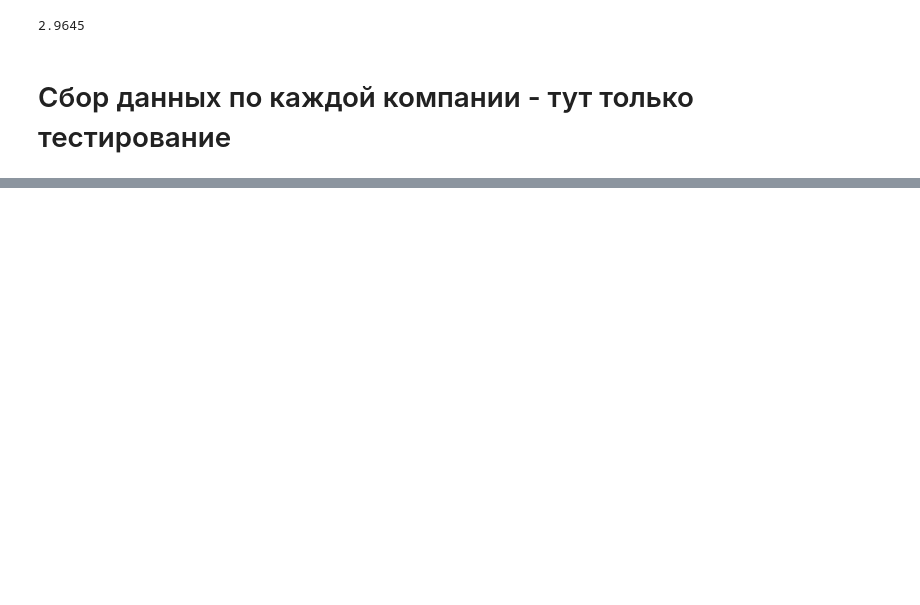
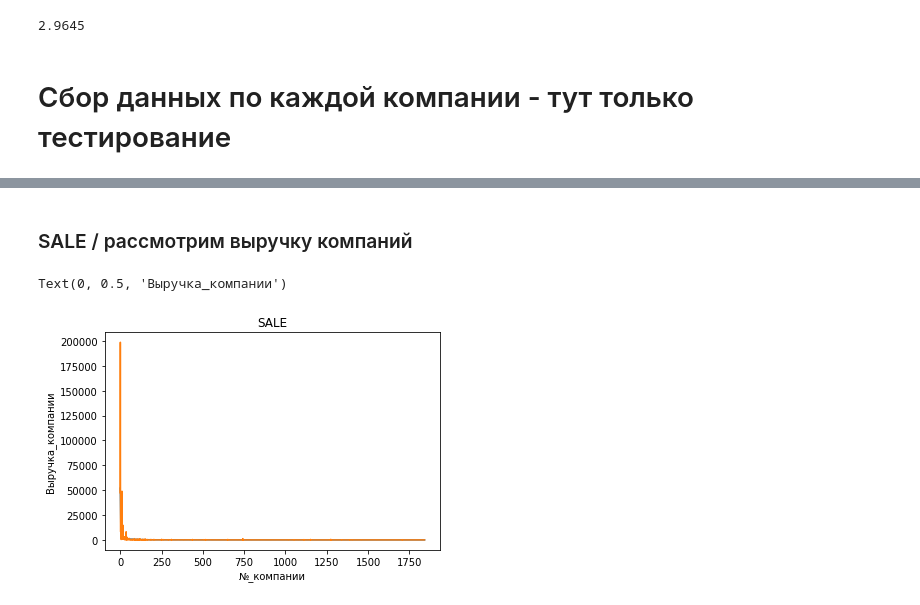
Before and after one commit to Alex478/Project_find_values, a Jupyter notebook: project_find_values.ipynb, the cells around one changed output, grey strips where cells are left out. Drawn from its saved outputs; the diff is of its cells as text; code cells hidden in the pictures; blank space fills up the shorter version.

```diff
--- a/project_find_values.ipynb
+++ b/project_find_values.ipynb
@@ -408,0 +474,13 @@ Name: ед_изм_выр, dtype: int64
+# %% [markdown]
+### SALE / рассмотрим выручку компаний
+# %%
+# распределение выручки компаний
+data_1.SALE.plot()
+data_1.AKTIV.plot()
+plt.title('SALE')
+
+plt.xlabel('№_компании')
+plt.ylabel('Выручка_компании')
+# %% [output]
+Text(0, 0.5, 'Выручка_компании')
+[figure, added]
```
Also changed, not shown: parts of 50 cells of this notebook.
